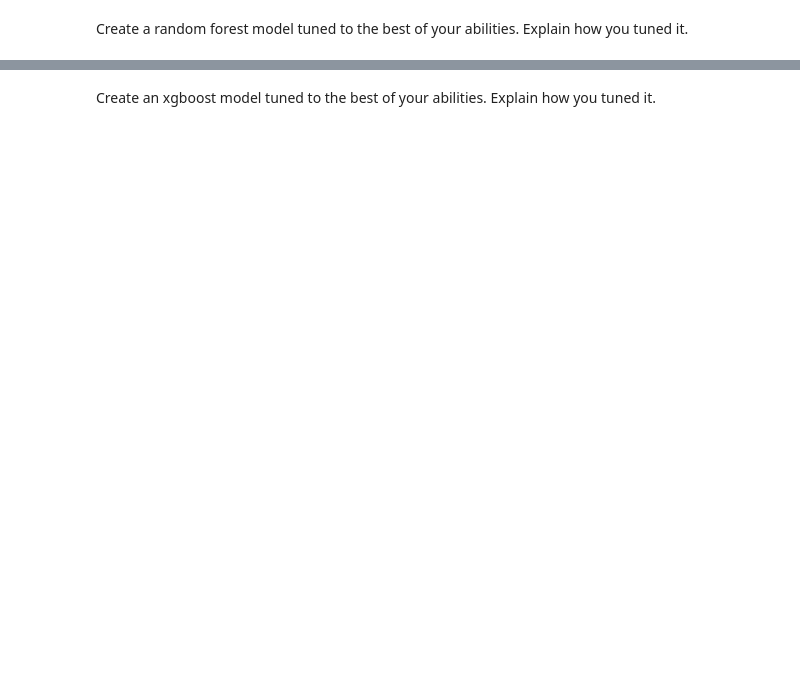
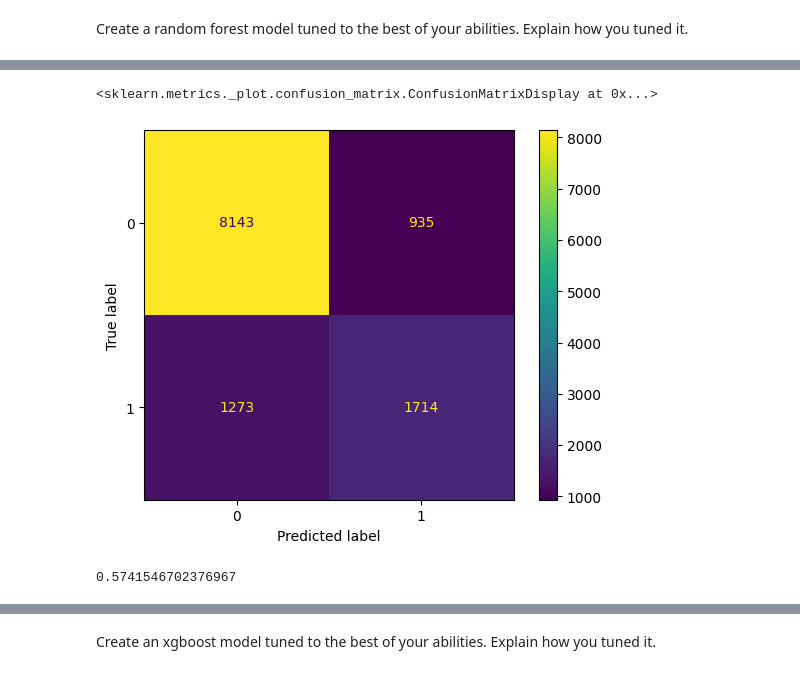
Before and after one commit to aachoudhary/aarushi-csci_1070, a Jupyter notebook: Homework/week10.ipynb, the cells around one changed output, grey strips where cells are left out. Saved outputs shown, nothing was run; the diff lists cells and outputs as text; code cells hidden in the pictures; blank space fills up the shorter version.

```diff
--- a/Homework/week10.ipynb
+++ b/Homework/week10.ipynb
@@ -129,0 +106,9 @@ Create a random forest model tuned to the best of your abilities. Explain how yo
+# %%
+ConfusionMatrixDisplay.from_estimator(rf, X_test, y_test)
+# %% [output]
+<sklearn.metrics._plot.confusion_matrix.ConfusionMatrixDisplay at 0x...>
+[figure, added]
+# %%
+1715/2987
+# %% [output]
+0.5741546702376967
```
Also changed, not shown: parts of 20 cells of this notebook, 5 other files.
